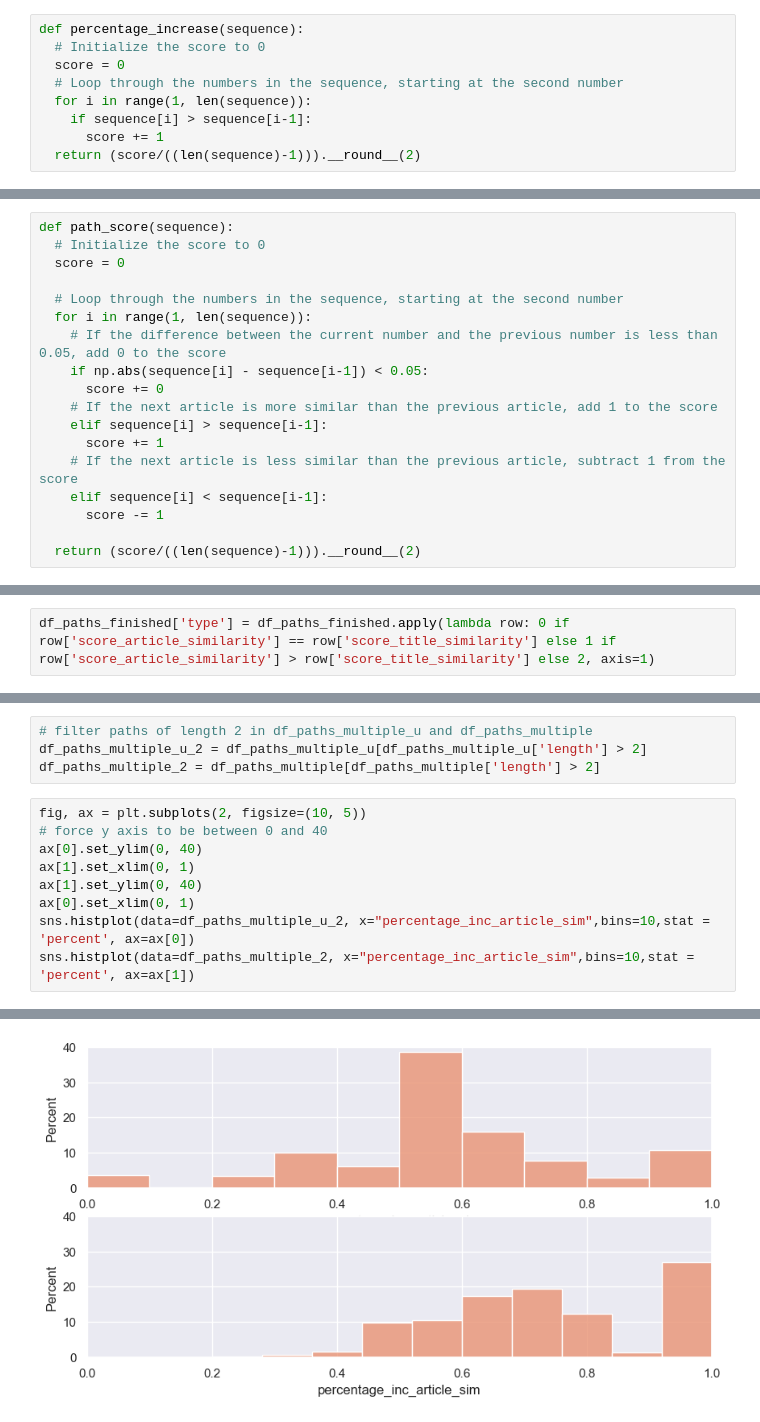
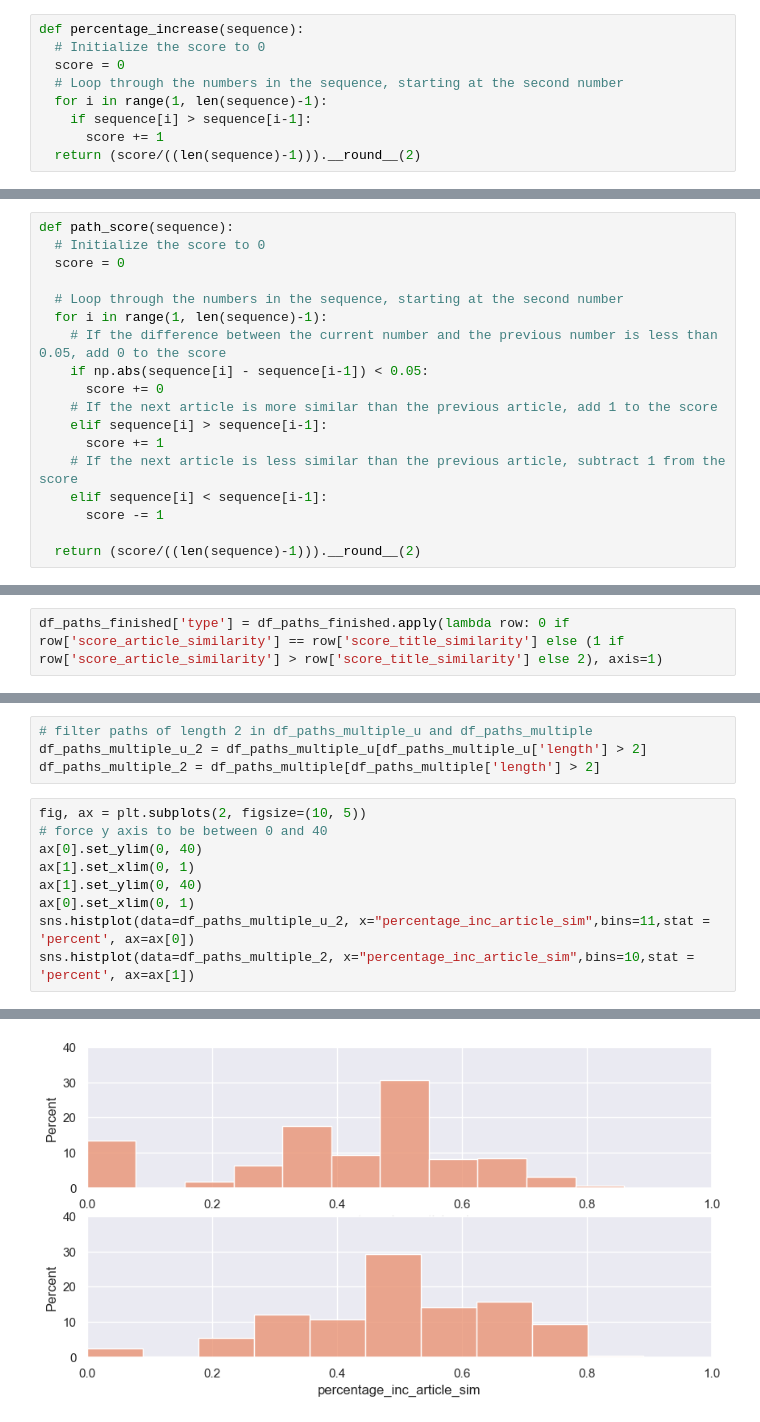
Before and after one commit to epfl-ada/ada-2022-project-groupe53, a Jupyter notebook: MehdiPlayground.ipynb, the cells around one changed output, grey strips where cells are left out. Saved outputs shown, nothing was run; the diff lists cells and outputs as text.

```diff
--- a/MehdiPlayground.ipynb
+++ b/MehdiPlayground.ipynb
@@ -129,7 +139,7 @@ def percentage_increase(sequence):
   # Initialize the score to 0
   score = 0
   # Loop through the numbers in the sequence, starting at the second number
-  for i in range(1, len(sequence)):
+  for i in range(1, len(sequence)-1):
     if sequence[i] > sequence[i-1]:
       score += 1
   return (score/((len(sequence)-1))).__round__(2)
@@ -158,7 +162,7 @@ def path_score(sequence):
   score = 0
 
   # Loop through the numbers in the sequence, starting at the second number
-  for i in range(1, len(sequence)):
+  for i in range(1, len(sequence)-1):
     # If the difference between the current number and the previous number is less than 0.05, add 0 to the score
     if np.abs(sequence[i] - sequence[i-1]) < 0.05:
       score += 0
@@ -207,7 +203,7 @@ Then we classify the paths based on the score of the article similarity and the
 - **Type 1 paths:**  paths that have better score for article similarity than title similarity
 - **Type 2 paths:**  paths that have better score for title similarity than article similarity
 # %%
-df_paths_finished['type'] = df_paths_finished.apply(lambda row: 0 if row['score_article_similarity'] == row['score_title_similarity'] else 1 if row['score_article_similarity'] > row['score_title_similarity'] else 2, axis=1)
+df_paths_finished['type'] = df_paths_finished.apply(lambda row: 0 if row['score_article_similarity'] == row['score_title_similarity'] else (1 if row['score_article_similarity'] > row['score_title_similarity'] else 2), axis=1)
 # %%
 # show proportion of paths with score 0, 1, 2
 df_paths_finished['type'].value_counts(normalize=True).to_frame().sort_index()
@@ -509,15 +552,15 @@ df_paths_multiple_2 = df_paths_multiple[df_paths_multiple['length'] > 2]
 # %%
 fig, ax = plt.subplots(2, figsize=(10, 5))
 # force y axis to be between 0 and 40
 ax[0].set_ylim(0, 40)
 ax[1].set_xlim(0, 1)
 ax[1].set_ylim(0, 40)
 ax[0].set_xlim(0, 1)
-sns.histplot(data=df_paths_multiple_u_2, x="percentage_inc_article_sim",bins=10,stat = 'percent', ax=ax[0])
+sns.histplot(data=df_paths_multiple_u_2, x="percentage_inc_article_sim",bins=11,stat = 'percent', ax=ax[0])
 sns.histplot(data=df_paths_multiple_2, x="percentage_inc_article_sim",bins=10,stat = 'percent', ax=ax[1])
 # %% [output]
 <AxesSubplot: xlabel='percentage_inc_article_sim', ylabel='Percent'>
-[figure, old version]
+[figure, new version]
 # %%
 fig, ax = plt.subplots(2, figsize=(10, 5))
 # force y axis to be between 0 and 40
```
Also changed, not shown: parts of 27 cells of this notebook, 4 other files.
